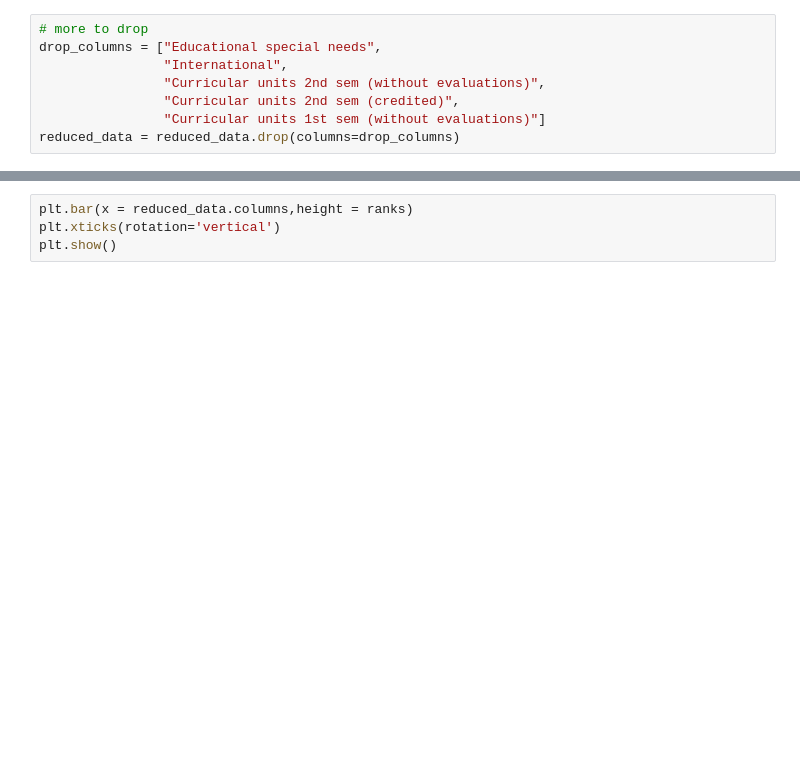
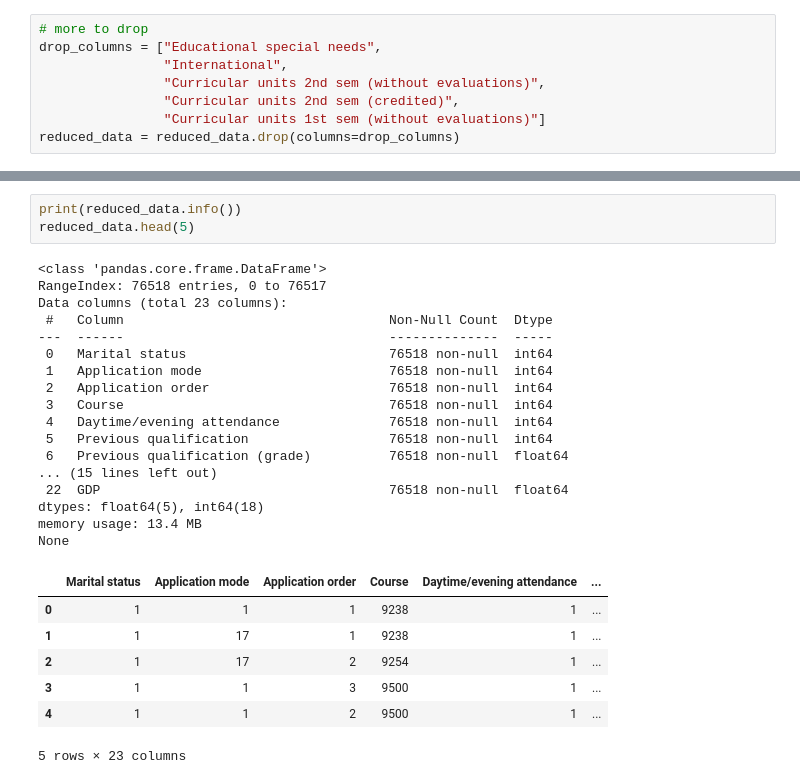
Before and after one commit to ouriquco/Classificiation-Academic-Success, a Jupyter notebook: AcademicSuccessClassification.ipynb, the cells around one changed output, grey strips where cells are left out. Drawn from its saved outputs; the diff is of its cells as text; blank space fills up the shorter version.

```diff
--- a/AcademicSuccessClassification.ipynb
+++ b/AcademicSuccessClassification.ipynb
@@ -122,4 +146,28 @@ ranks = fisher_score.fisher_score(np.asarray(reduced_data), np.asarray(labels))
-# %%
-plt.bar(x = reduced_data.columns,height = ranks)
-plt.xticks(rotation='vertical')
-plt.show()
+# %%
+print(reduced_data.info())
+reduced_data.head(5)
+# %% [output]
+<class 'pandas.core.frame.DataFrame'>
+RangeIndex: 76518 entries, 0 to 76517
+Data columns (total 23 columns):
+ #   Column                                  Non-Null Count  Dtype
+---  ------                                  --------------  -----
+ 0   Marital status                          76518 non-null  int64
+ 1   Application mode                        76518 non-null  int64
+ 2   Application order                       76518 non-null  int64
+ 3   Course                                  76518 non-null  int64
+ 4   Daytime/evening attendance              76518 non-null  int64
+ 5   Previous qualification                  76518 non-null  int64
+ 6   Previous qualification (grade)          76518 non-null  float64
+... (15 lines left out)
+ 22  GDP                                     76518 non-null  float64
+dtypes: float64(5), int64(18)
+memory usage: 13.4 MB
+None
+|  | Marital status | Application mode | Application order | Course | Daytime/evening attendance | ... |
+| 0 | 1 | 1 | 1 | 9238 | 1 | ... |
+| 1 | 1 | 17 | 1 | 9238 | 1 | ... |
+| 2 | 1 | 17 | 2 | 9254 | 1 | ... |
+| 3 | 1 | 1 | 3 | 9500 | 1 | ... |
+| 4 | 1 | 1 | 2 | 9500 | 1 | ... |
+5 rows × 23 columns
```
Also changed, not shown: parts of 32 cells of this notebook, 1 other file.
